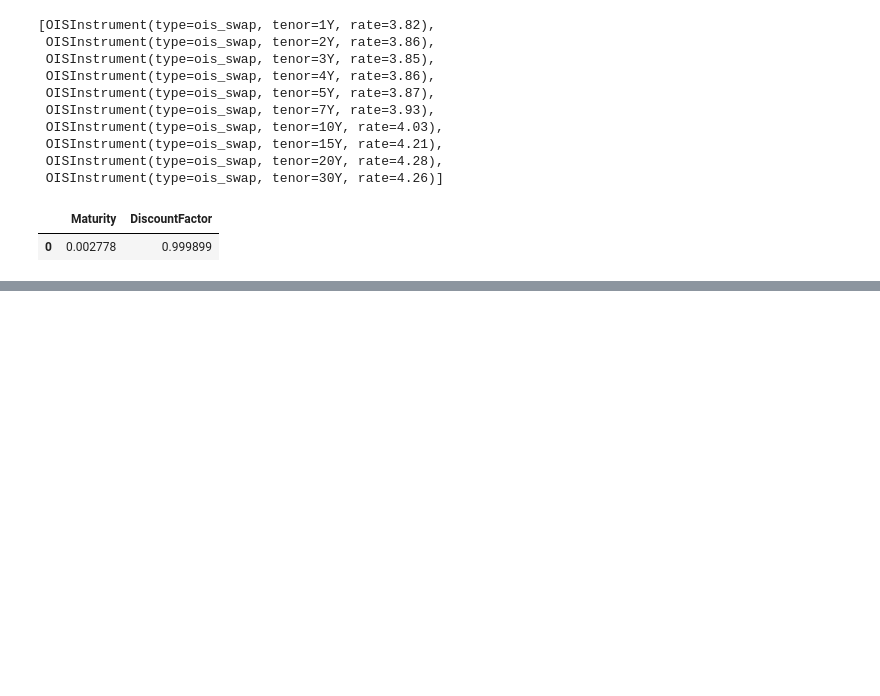
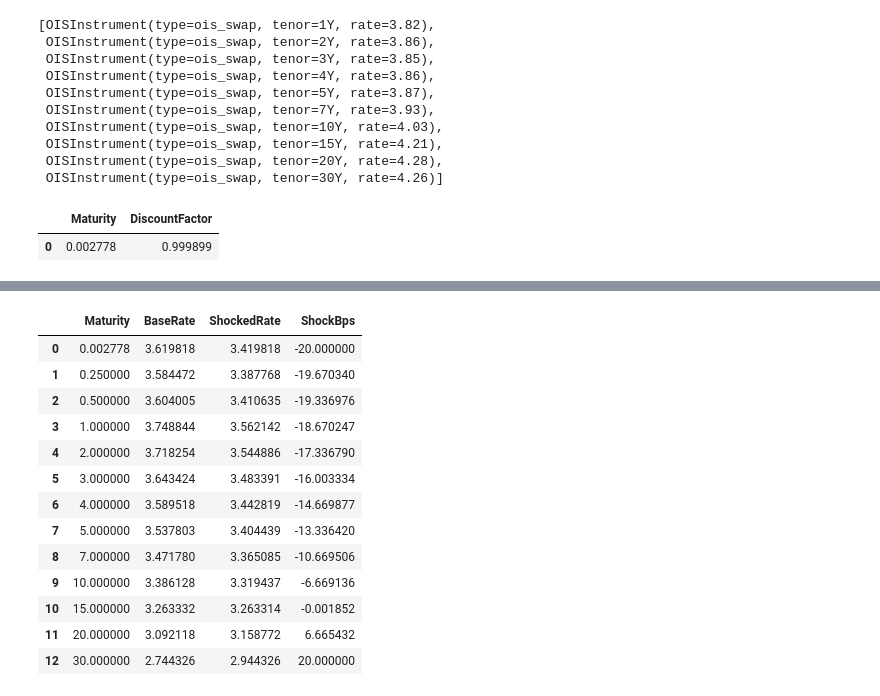
Before and after one commit to gorkemyencak/treasury-valuation-engine, a Jupyter notebook: notebooks/02_multi_curve_architecture.ipynb, the cells around one changed output, grey strips where cells are left out. Saved outputs shown, nothing was run; the diff lists cells and outputs as text; code cells hidden in the pictures; blank space fills up the shorter version.

```diff
--- a/notebooks/02_multi_curve_architecture.ipynb
+++ b/notebooks/02_multi_curve_architecture.ipynb
@@ -177,0 +273,27 @@ projection_curve.summary()
+# %%
+# curve steepener
+shocked_curve_steepener = CurveShockEngine.steepener(
+    curve = zero_curve
+)
+
+steepener_curve = CurveShockEngine.shock_report(
+    curve = zero_curve,
+    shocked_curve = shocked_curve_steepener
+)
+
+steepener_curve
+# %% [output]
+|  | Maturity | BaseRate | ShockedRate | ShockBps |
+| 0 | 0.002778 | 3.619818 | 3.419818 | -20.000000 |
+| 1 | 0.250000 | 3.584472 | 3.387768 | -19.670340 |
+| 2 | 0.500000 | 3.604005 | 3.410635 | -19.336976 |
+| 3 | 1.000000 | 3.748844 | 3.562142 | -18.670247 |
+| 4 | 2.000000 | 3.718254 | 3.544886 | -17.336790 |
+| 5 | 3.000000 | 3.643424 | 3.483391 | -16.003334 |
+| 6 | 4.000000 | 3.589518 | 3.442819 | -14.669877 |
+| 7 | 5.000000 | 3.537803 | 3.404439 | -13.336420 |
+| 8 | 7.000000 | 3.471780 | 3.365085 | -10.669506 |
+| 9 | 10.000000 | 3.386128 | 3.319437 | -6.669136 |
+| 10 | 15.000000 | 3.263332 | 3.263314 | -0.001852 |
+| 11 | 20.000000 | 3.092118 | 3.158772 | 6.665432 |
+| 12 | 30.000000 | 2.744326 | 2.944326 | 20.000000 |
```
Also changed, not shown: parts of 7 cells of this notebook, 3 other files.
